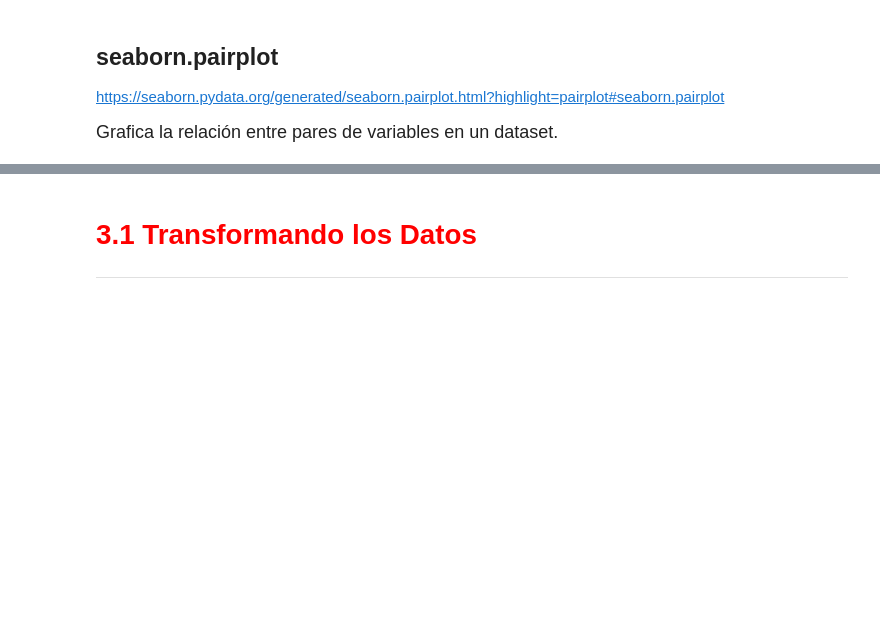
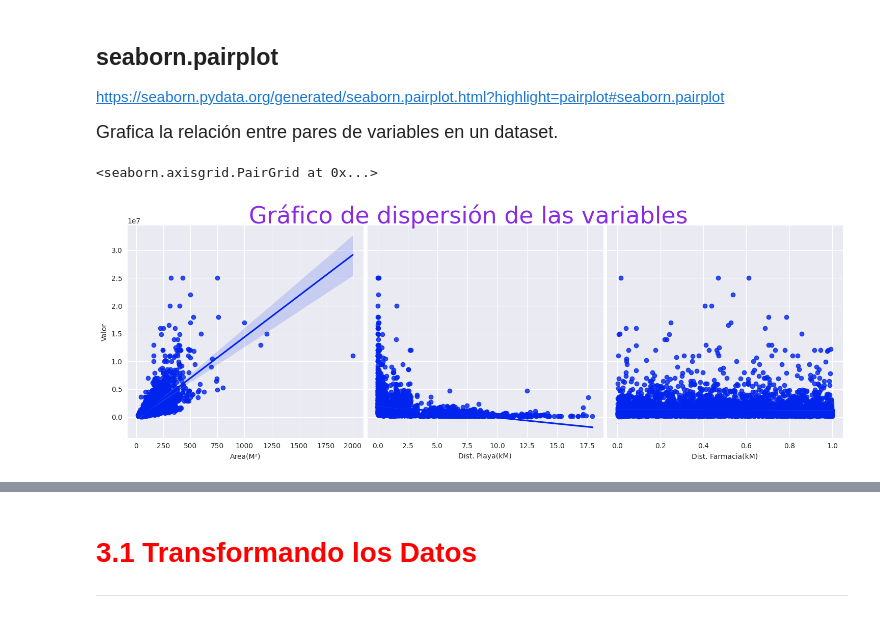
Before and after one commit to JDVAR7/2145-data-science-probando-relaciones-con-regresion-lineal, a Jupyter notebook: 2212_Regresion_lineal.ipynb, the cells around one changed output, grey strips where cells are left out. Drawn from its saved outputs; the diff is of its cells as text; code cells hidden in the pictures; blank space fills up the shorter version.

```diff
--- a/2212_Regresion_lineal.ipynb
+++ b/2212_Regresion_lineal.ipynb
@@ -82,3 +171,10 @@ https://seaborn.pydata.org/generated/seaborn.displot.html#seaborn.displot
 https://seaborn.pydata.org/generated/seaborn.pairplot.html?highlight=pairplot#seaborn.pairplot
 
 <p style='font-size: 18px; line-height: 2; margin: 10px 50px; text-align: justify;'>Grafica la relación entre pares de variables en un dataset.</p>
+# %%
+ax = sns.pairplot(data, y_vars='Valor', x_vars=['Area(M²)', 'Dist. Playa(kM)', 'Dist. Farmacia(kM)'], kind= 'reg', height=5)
+ax.fig.suptitle('Gráfico de dispersión de las variables ', fontsize=33, y=1.03, color='blueviolet')
+ax
+# %% [output]
+<seaborn.axisgrid.PairGrid at 0x...>
+[figure, added]
```
Also changed, not shown: parts of 49 cells of this notebook.
